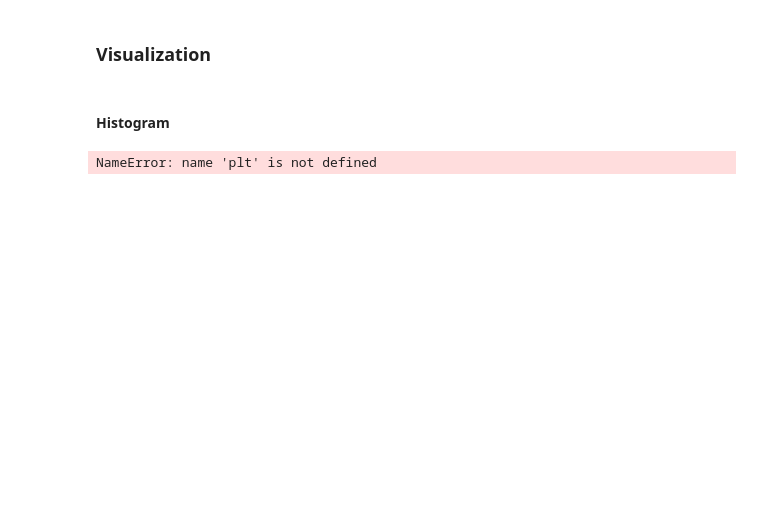
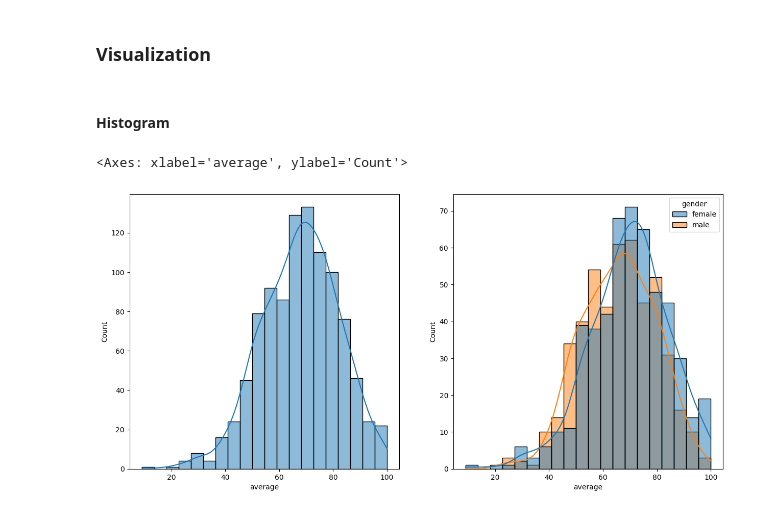
Before and after one commit to HoodrichSE/QuickMLRepo, a Jupyter notebook: notebook/EDA.ipynb, the cells around one changed output. Saved outputs shown, nothing was run; the diff lists cells and outputs as text; code cells hidden in the pictures; blank space fills up the shorter version.

```diff
--- a/notebook/EDA.ipynb
+++ b/notebook/EDA.ipynb
@@ -195,8 +195,12 @@ Number of students with less than 20 marks in Reading: 1
 ### Visualization
 # %% [markdown]
 #### Histogram
-# %%
-fig, axs = plt.subplots(1, 2, figsize=(15,7))
-plt.sublot(121)
-# %% [output]
-NameError: name 'plt' is not defined
+# %%
+fig, axs = plt.subplots(1, 2, figsize=(15,7))
+plt.subplot(121)
+sns.histplot(data=df, x='average', bins=20, kde=True)
+plt.subplot(122)
+sns.histplot(data=df, x='average', bins=20, kde=True, hue="gender")
+# %% [output]
+<Axes: xlabel='average', ylabel='Count'>
+[figure, added]
```
Also changed, not shown: parts of 10 cells of this notebook, 2 other files.
